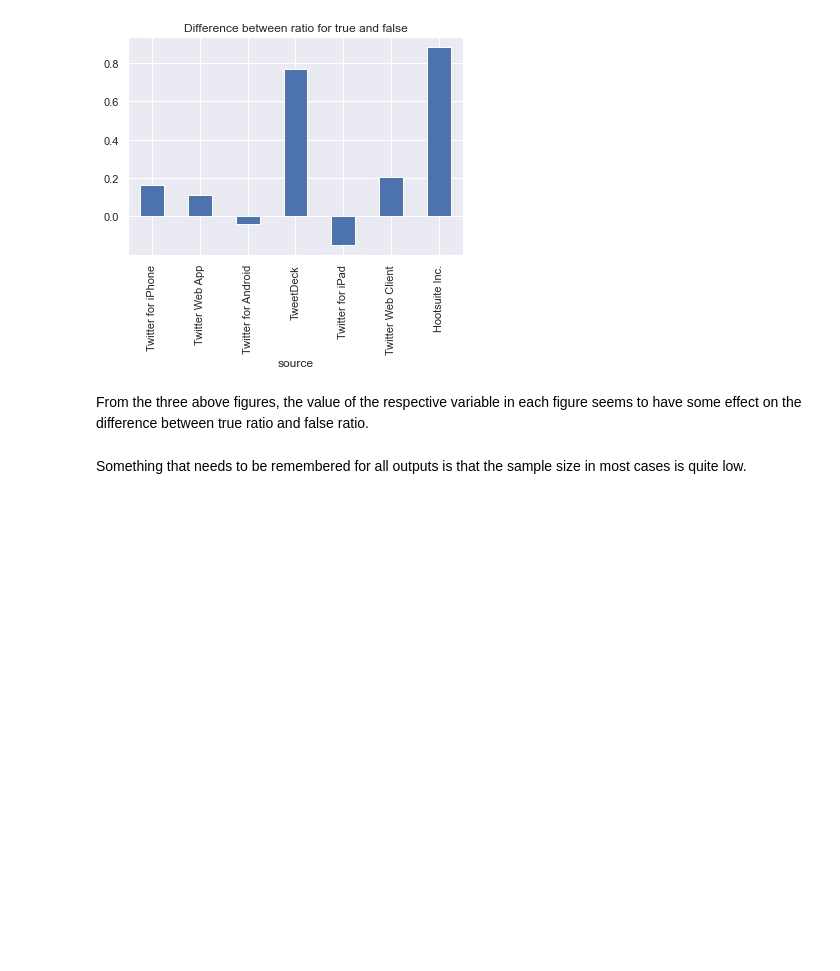
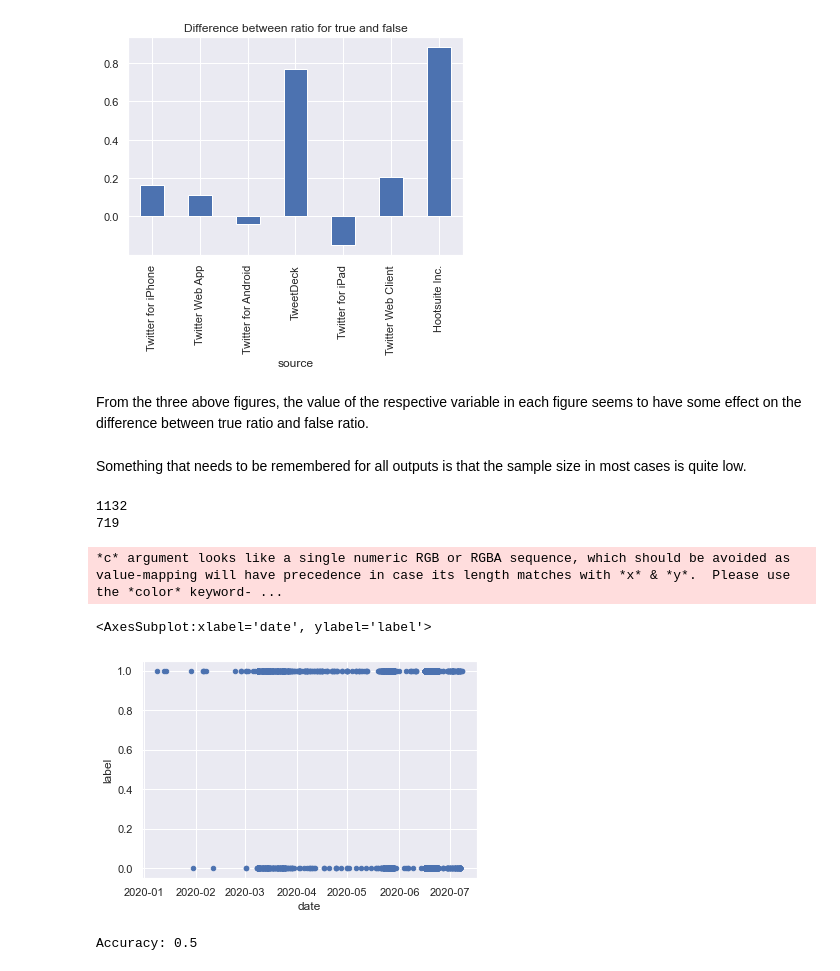
Before and after one commit to MathiasSkavhaug/ccv, a Jupyter notebook: scripts/CMU_MisCov19_analysis.ipynb, the cells around one changed output. Drawn from its saved outputs; the diff is of its cells as text; code cells hidden in the pictures; blank space fills up the shorter version.

```diff
--- a/scripts/CMU_MisCov19_analysis.ipynb
+++ b/scripts/CMU_MisCov19_analysis.ipynb
@@ -153,3 +156,10 @@ ct = ct.T
 From the three above figures, the value of the respective variable in each figure seems to have some effect on the difference between true ratio and false ratio.
 # %% [markdown]
 Something that needs to be remembered for all outputs is that the sample size in most cases is quite low.
+# %%
+tmp = multi_to_binary(t_with_l.set_index("annotation1")).rename(columns={"index": "annotation1"})
+print(len(tmp[tmp.annotation1 == "true"]))
+print(len(tmp[tmp.annotation1 == "false"]))
+# %% [output]
+1132
+719
@@ -155,0 +188,55 @@ Something that needs to be remembered for all outputs is that the sample size in
+# %%
+combined = pd.concat(chunks)
+combined = combined[combined.location_key.notnull()]
+
+mapping = {'calling out or correction': "true",
+            'conspiracy': "false",
+            'false fact or prevention': "false",
+            'politics': "ambiguous",
+            'sarcasm or satire': "false",
+            'true prevention': "true",
+            'true public health response': "true",
+            'ambiguous or hard to classify': "ambiguous",
+            'news': "true",
+            'fake cure': "false",
+            'irrelevant': "ambiguous",
+            'panic buying': "ambiguous",
+            'emergency': "true",
+            'commercial activity or promotion': "ambiguous",
+            'fake treatment': "false",
+            'false public health response': "false"}
+
+combined["label"] = combined["annotation1"].map(mapping)
+combined = combined[combined.label != "ambiguous"]
+
+combined.label = pd.factorize(combined.label)[0]
+combined = combined.loc[:,~combined.columns.str.contains("cumulative")]
+combined = combined.loc[:,~combined.columns.str.contains("population")]
+# %%
+combined.plot("date", "label", kind="scatter")
+# %% [output]
+*c* argument looks like a single numeric RGB or RGBA sequence, which should be avoided as value-mapping will have precedence in case its length matches with *x* & *y*.  Please use the *color* keyword- ...
+<AxesSubplot:xlabel='date', ylabel='label'>
+[figure, added]
+# %%
+from sklearn.linear_model import LogisticRegression
+from sklearn.model_selection import train_test_split
+from sklearn import metrics
+
+tmp = combined.select_dtypes(["number"]).drop(columns=["tweet_id","author_id","openstreetmap_id", "longitude", "latitude"])
+tmp = tmp.dropna(thresh = len(tmp)-200, axis = 1).dropna()
+
+train, test = train_test_split(tmp, test_size=0.2)
+
+test = test.sample(frac=1).groupby("label").head(test["label"].value_counts().min())
+
+x_train, y_train = train.iloc[:,:-1], train.iloc[:,-1]
+x_test, y_test = test.iloc[:,:-1], test.iloc[:,-1]
+
+clf = LogisticRegression()
+clf = clf.fit(x_train, y_train)
+y_pred = clf.predict(x_test)
+
+print("Accuracy:",metrics.accuracy_score(y_test, y_pred))
+# %% [output]
+Accuracy: 0.5
```
Also changed, not shown: parts of 8 cells of this notebook.
